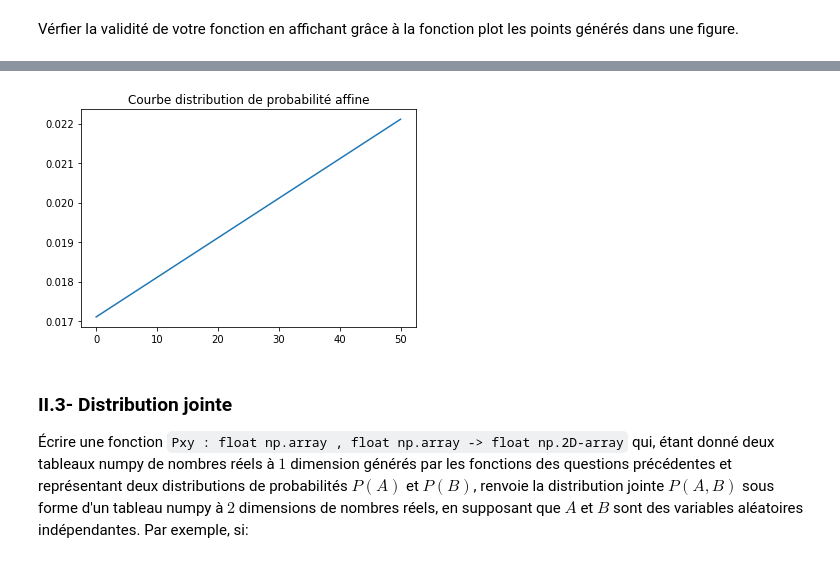
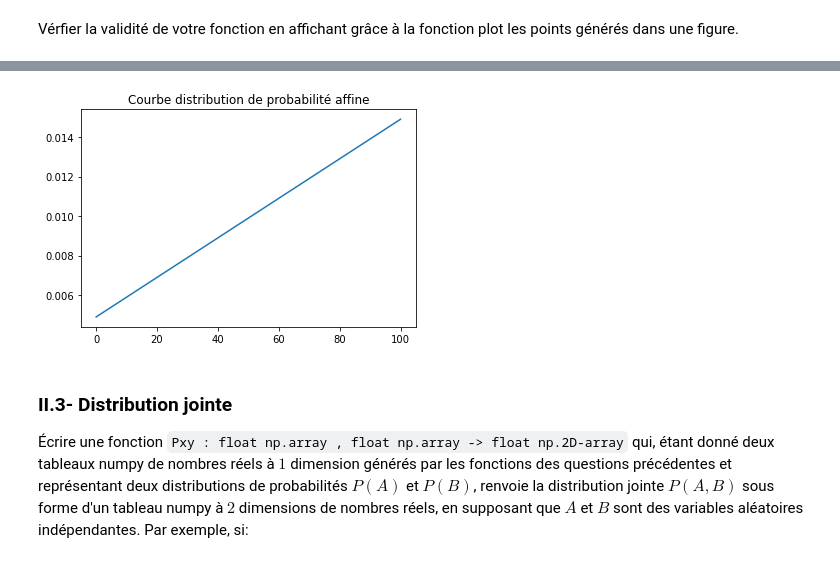
Before and after one commit to hanzopgp/MasterBioInformaticsPTs, a Jupyter notebook: S1/MAPSI/TME/TME2/enonce/tme2.ipynb, the cells around one changed output, grey strips where cells are left out. Saved outputs shown, nothing was run; the diff lists cells and outputs as text; code cells hidden in the pictures.

```diff
--- a/S1/MAPSI/TME/TME2/enonce/tme2.ipynb
+++ b/S1/MAPSI/TME/TME2/enonce/tme2.ipynb
@@ -120,14 +121,14 @@ def proba_affine(k, slope):
         res[i][1] = (1/k) + (i - ((k-1)/2)) * slope
     return res
 # %%
-nb_points = 51
+nb_points = 101
 slope = 1e-4
 points = proba_affine(nb_points, slope)
 plt.plot(points[:,0], points[:,1])
 plt.title("Courbe distribution de probabilité affine")
 plt.show()
 # %% [output]
-[figure, old version]
+[figure, new version]
 # %% [markdown]
 ### II.3- Distribution jointe
 Écrire une fonction `Pxy : float np.array , float np.array -> float np.2D-array` qui, étant donné deux tableaux numpy de nombres réels à $1$ dimension générés par les fonctions des questions précédentes et représentant deux distributions de probabilités $P(A)$ et $P(B)$, renvoie la distribution jointe $P(A,B)$ sous forme d'un tableau numpy à $2$ dimensions de nombres réels, en supposant que $A$ et $B$ sont des variables aléatoires indépendantes. Par exemple, si:
```
Also changed, not shown: parts of 14 cells of this notebook, 1 other file.
